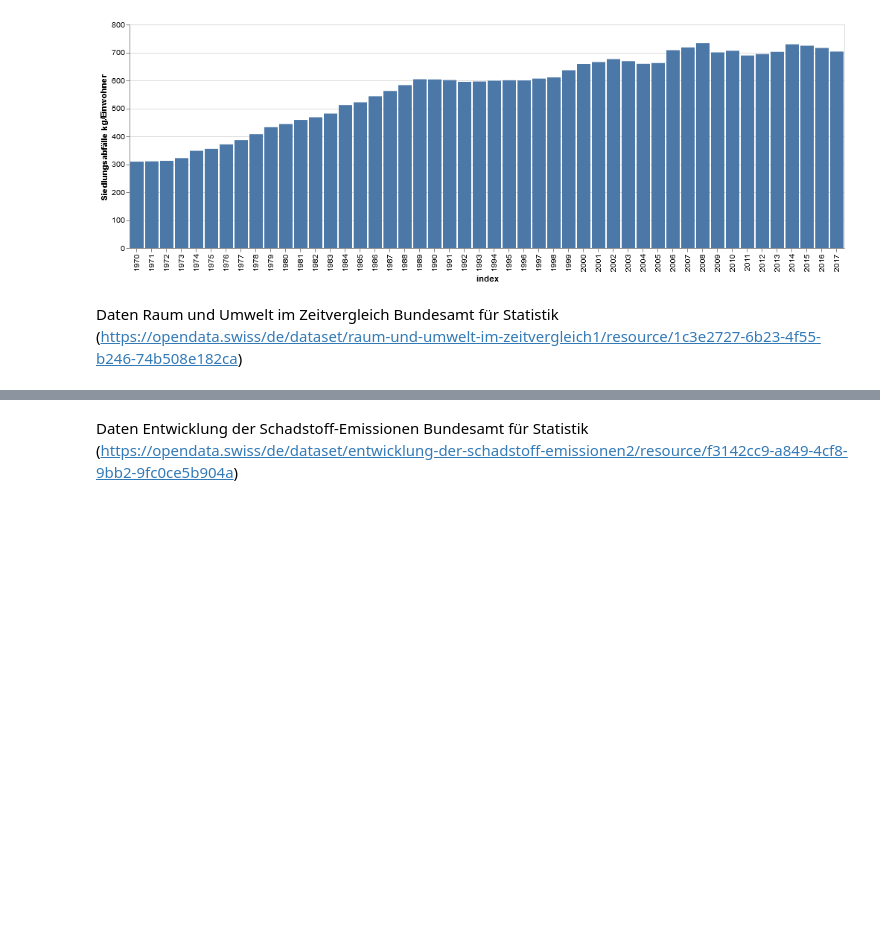
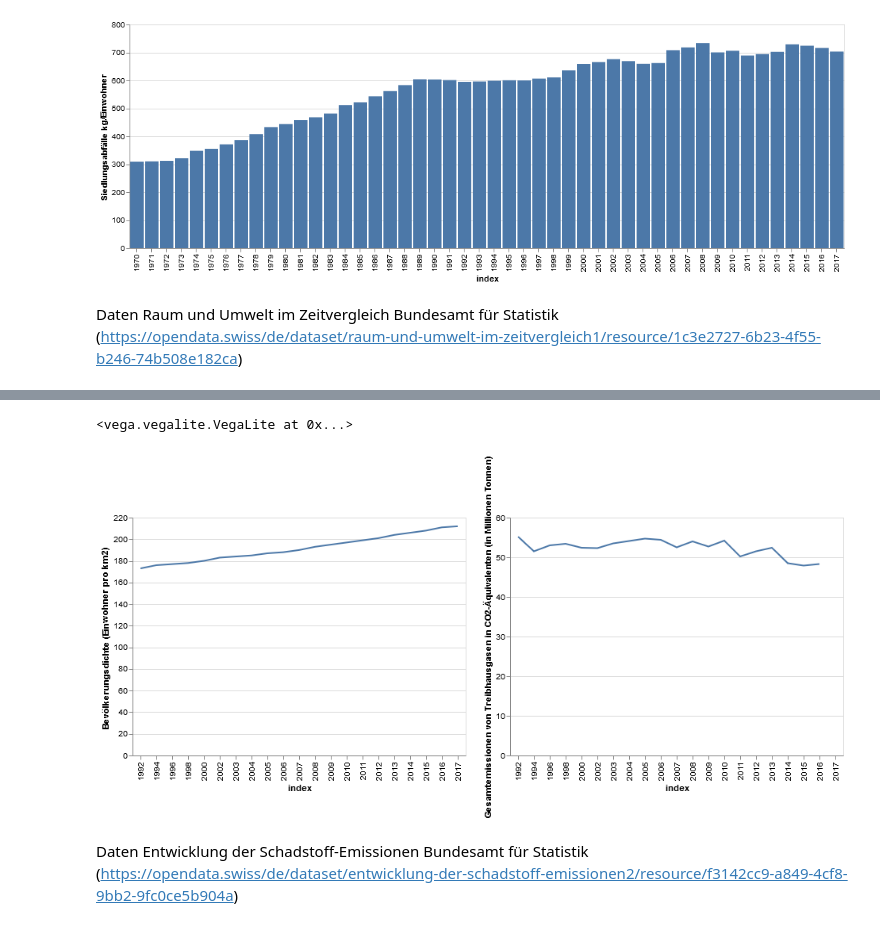
Before and after one commit to juergmannes/python_playground, a Jupyter notebook: altair.ipynb, the cells around one changed output, grey strips where cells are left out. Saved outputs shown, nothing was run; the diff lists cells and outputs as text; code cells hidden in the pictures; blank space fills up the shorter version.

Commit message:
Update altair.ipynb
Umweltindikatoren

```diff
--- a/altair.ipynb
+++ b/altair.ipynb
@@ -18,3 +36,8 @@ alt.Chart(df.reset_index()).mark_bar().encode(x="index:O",y="Siedlungsabfälle k
 [figure]
 # %% [markdown]
 Daten Raum und Umwelt im Zeitvergleich Bundesamt für Statistik (https://opendata.swiss/de/dataset/raum-und-umwelt-im-zeitvergleich1/resource/1c3e2727-6b23-4f55-b246-74b508e182ca)
+# %%
+df = pd.read_excel(r"C:\temp\umweltdaten\umweltindikatoren.xlsx",sheet_name="T2.1.2",header=3,index_col=0,skipfooter=14)
+df = df.dropna()
+df = df.T
+df
@@ -21,2 +62,10 @@ Daten Raum und Umwelt im Zeitvergleich Bundesamt für Statistik (https://opendat
+# %%
+#df.columns
+chart1 = alt.Chart(df.reset_index()).mark_line().encode(x="index:O",y="Bevölkerungsdichte (Einwohner pro km2) :Q")
+chart2 = alt.Chart(df.reset_index()).mark_line().encode(x="index:O",y="Gesamtemissionen von Treibhausgasen in CO2-Äquivalenten (in Millionen Tonnen):Q")
+chart1 | chart2
+# %% [output]
+<vega.vegalite.VegaLite at 0x...>
+[figure, added]
 # %% [markdown]
 Daten Entwicklung der Schadstoff-Emissionen Bundesamt für Statistik (https://opendata.swiss/de/dataset/entwicklung-der-schadstoff-emissionen2/resource/f3142cc9-a849-4cf8-9bb2-9fc0ce5b904a)
```
Also changed, not shown: parts of 2 cells of this notebook.
